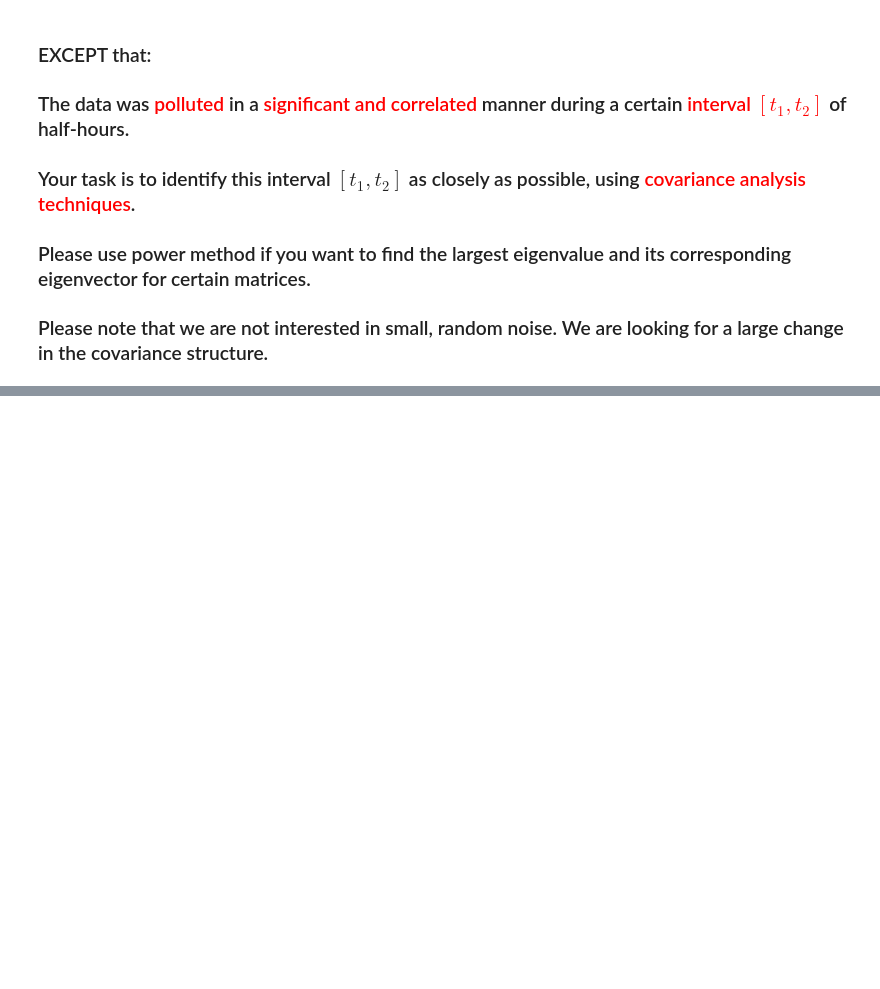
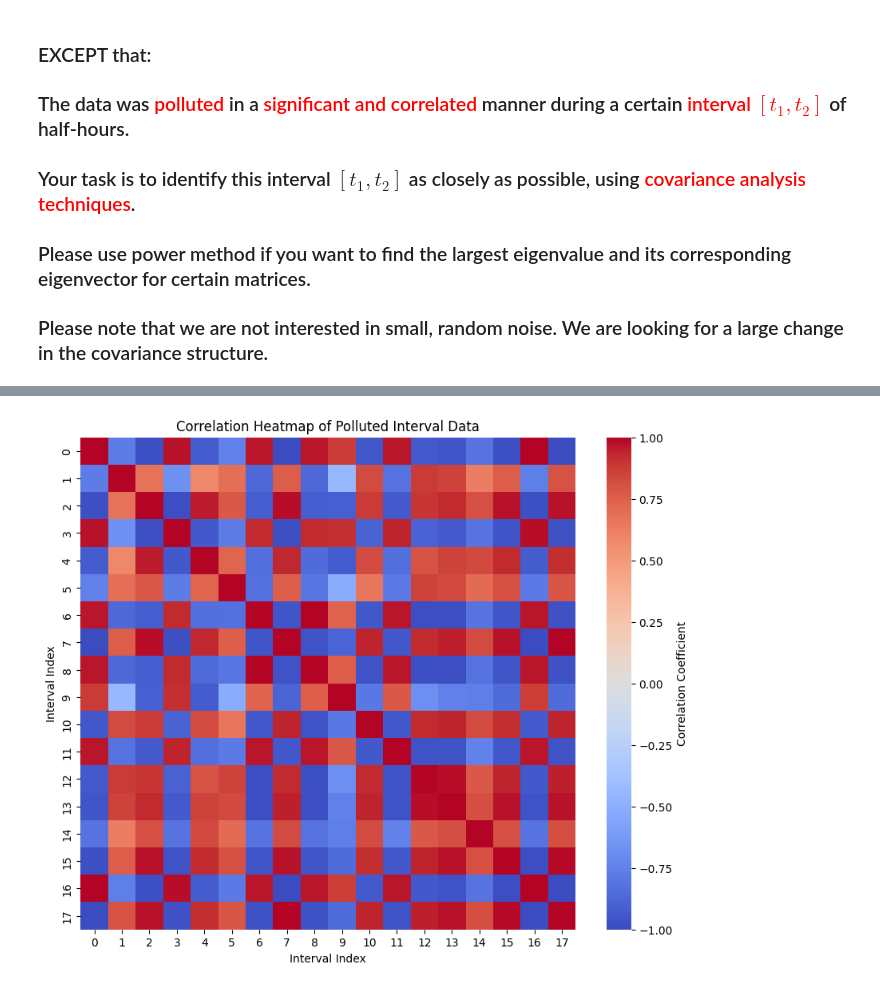
Before and after one commit to yunl39/IEOR4500-Project-3, a Jupyter notebook: Project_3-1.ipynb, the cells around one changed output, grey strips where cells are left out. Drawn from its saved outputs; the diff is of its cells as text; code cells hidden in the pictures; blank space fills up the shorter version.

```diff
--- a/Project_3-1.ipynb
+++ b/Project_3-1.ipynb
@@ -62,0 +172,2 @@ half-hour 2 data: [  2.     0.    -2.8   -3.46  -5.8   -3.86  -2.6   -5.3   -4.8
+# %%
+exceeding_t = np.where(largest_eigs > threshold)[0]
@@ -62,0 +192,23 @@ half-hour 2 data: [  2.     0.    -2.8   -3.46  -5.8   -3.86  -2.6   -5.3   -4.8
+# %%
+interval = X[t_1:t_2+1, :]
+interval_df = pd.DataFrame(interval)
+# %%
+corr_mat = interval_df.T.corr()
+# %%
+import seaborn as sns
+plt.figure(figsize=(10, 8))
+sns.heatmap(
+    corr_mat,
+    annot=False,
+    cmap='coolwarm',
+    vmin=-1,
+    vmax=1,
+    cbar_kws={'label': 'Correlation Coefficient'}
+)
+
+plt.title('Correlation Heatmap of Polluted Interval Data')
+plt.xlabel('Interval Index')
+plt.ylabel('Interval Index')
+plt.show()
+# %% [output]
+[figure, added]
```
Also changed, not shown: parts of 6 cells of this notebook.
